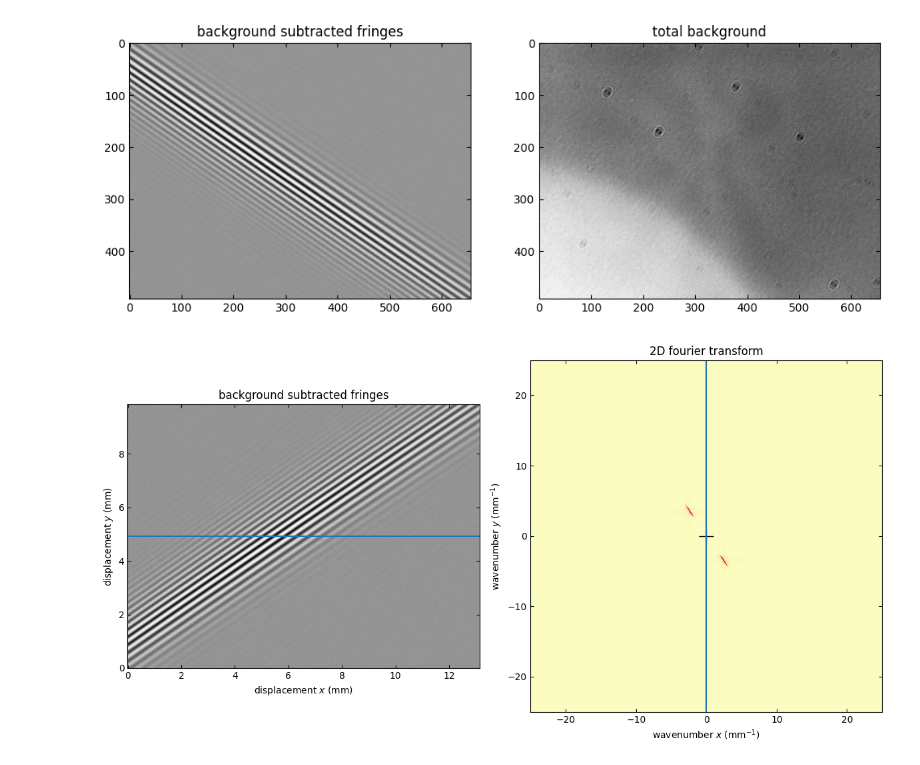
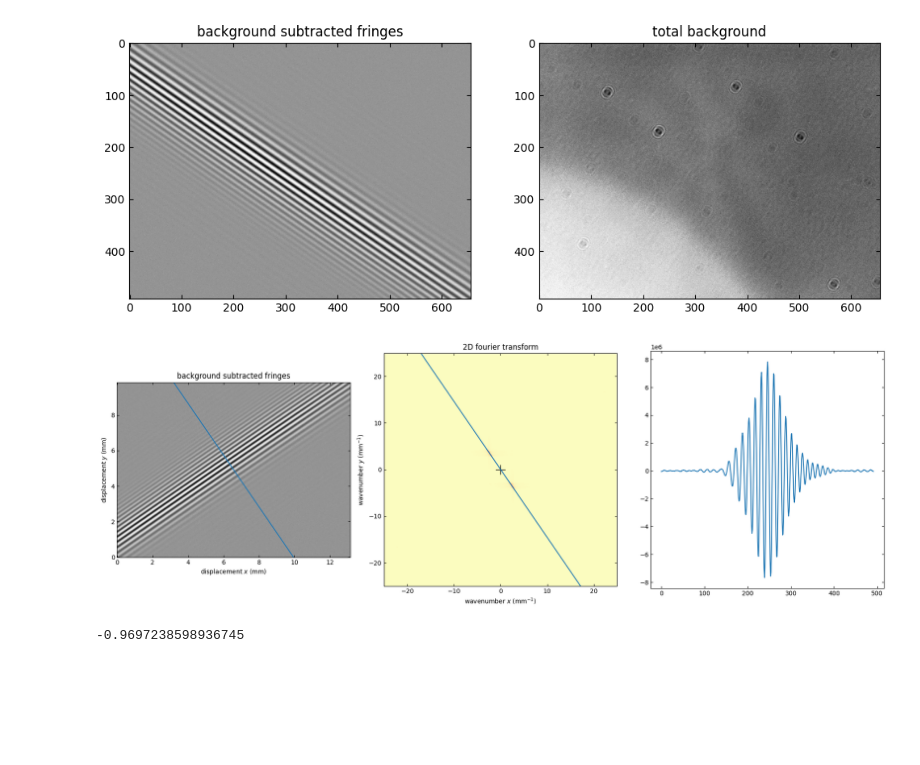
Before and after one commit to Jammi-Dodgers/THz-interferometry, a Jupyter notebook: FTIR_step_by_step.ipynb, the cells around one changed output. Drawn from its saved outputs; the diff is of its cells as text; code cells hidden in the pictures; blank space fills up the shorter version.

Commit message:
Improved 2dfft method. Changes reflected in interactive graph.

```diff
--- a/FTIR_step_by_step.ipynb
+++ b/FTIR_step_by_step.ipynb
@@ -48,6 +54,8 @@ plt.show()
 # %% [output]
 [figure]
 # %%
+########### STEP 2: MAKE 1D #############
+
 theta = 5 #arcminutes
 camera = "xeva" # camera nickname. "manta" "xeva" "purple" "pyro"
 
@@ -71,18 +79,19 @@ def bounding_box(x_bounds, y_bounds, line_points, line_gradient): # returns the
     line_points = np.array(line_points) #should be (x, y)
 
     if line_gradient == 0:
-        return x_bounds, np.repeat(line_points[1], 2)
+        return x_bounds, np.repeat(line_points[1], 2), [True, True, False, False]
     #else:
 
-    x_intercepts = 1/line_gradient *(y_bounds -line_points[1]) +line_points[0]
+    x_intercepts = 1/line_gradient *(y_bounds -line_points[1]) +line_points[0] #find the points where the line intercepts the y limits (floor and ceiling)
     is_x_intercept_within_bounds = np.logical_and(x_bounds[0] <= x_intercepts, x_intercepts <= x_bounds[1])
-    y_intercepts = line_gradient *(x_bounds -line_points[0]) +line_points[1]
-    is_y_intercept_within_bounds = np.logical_and(y_bounds[0] <= y_intercepts, y_intercepts <= y_bounds[1]) #for a rectangle, should equal `np.logical_not(is_x_intercept_within_bounds)`.
+    y_intercepts = line_gradient *(x_bounds -line_points[0]) +line_points[1] #find the points where the line intercepts the x limits (left and right sides)
+    is_y_intercept_within_bounds = np.logical_and(y_bounds[0] <= y_intercepts, y_intercepts <= y_bounds[1])
 
-    x_intercepts = np.concatenate((x_intercepts[is_x_intercept_within_bounds], x_bounds[is_y_intercept_within_bounds])) #Somehow this works.
-    y_intercepts = np.concatenate((y_intercepts[is_y_intercept_within_bounds], y_bounds[is_x_intercept_within_bounds]))
+    x_intercepts = np.concatenate((x_intercepts[is_x_intercept_within_bounds], x_bounds[is_y_intercept_within_bounds])) # [[intercept], [intercept], [left], [right],
+    y_intercepts = np.concatenate((y_bounds[is_x_intercept_within_bounds], y_intercepts[is_y_intercept_within_bounds])) #  [floor], [ceiling], [intercept], [intercept]]
 
-    return x_intercepts, y_intercepts # This format is compatable with plt.plot(*bounding_box())
+    collisions = np.concatenate([is_x_intercept_within_bounds, is_y_intercept_within_bounds])
+    return x_intercepts, y_intercepts, collisions # [floor, ceiling, left, right]
 
 rows, columns = fringes_subtracted[:,:,ref].shape
 
@@ -95,6 +104,7 @@ FT2d = np.fft.fftshift(np.fft.fft2(fringes_subtracted[:,:,ref], norm= "forward")
 
 k_x = np.fft.fftshift(np.fft.fftfreq(columns, pixel_pitch*1e-3)) #in mm^-1
 k_y = np.fft.fftshift(np.fft.fftfreq(rows, pixel_pitch*1e-3))
+
 dk_x = 1 /(rows*pixel_pitch*1e-3)
 dk_y = 1 /(columns*pixel_pitch*1e-3)
 
@@ -105,25 +165,38 @@ dfreq_y = C*dk_y /(2*sinminutes(theta)) *1e3
 # %%
 cam_extent=  (-pixel_pitch*1e-3/2, cam_length +pixel_pitch*1e-3/2,
               -pixel_pitch*1e-3/2, cam_height +pixel_pitch*1e-3/2)
 
 k_extent= (k_x[0] -dk_x/2, k_x[-1] +dk_x/2,
            k_y[0] -dk_y/2, k_y[-1] +dk_y/2)
 
-alpha = np.pi/2
+alpha = -0.97
 
-fig, axs = plt.subplots(1, 2, figsize= (12,6))
+fig, axs = plt.subplots(1, 3, figsize= (18,6))
+
+x_intercepts, y_intercepts, _ = bounding_box((0, cam_length), (0, cam_height), (cam_length/2, cam_height/2), np.tan(alpha))
 
 axs[0].imshow(fringes_subtracted[:,:,ref], origin= "lower", extent= cam_extent)
-axs[0].plot(*bounding_box((0, cam_length), (0, cam_height), (cam_length/2, cam_height/2), np.tan(alpha +np.pi/2)))
+axs[0].plot(x_intercepts, y_intercepts)
 axs[0].set(title= "background subtracted fringes", xlabel= "displacement $x$ (mm)", ylabel= "displacement $y$ (mm)")
+
+k_x_intercepts, k_y_intercepts, _ = bounding_box((k_x[0], k_x[-1]), (k_y[0], k_y[-1]), (0,0), np.tan(alpha))
 
 axs[1].imshow(np.abs(FT2d), origin= "lower", extent= k_extent, cmap= "magma_r")
 axs[1].plot(0, 0, color= "k", marker= "+", markersize= 16) #crosshair
-axs[1].plot(*bounding_box((k_x[0], k_x[-1]), (k_y[0], k_y[-1]), (0, 0), np.tan(alpha)))
+axs[1].plot(k_x_intercepts, k_y_intercepts)
 axs[1].set(title= "2D fourier transform", xlabel= "wavenumber $x$ (mm$^{-1}$)", ylabel= "wavenumber $y$ (mm$^{-1}$)")
+
+fringes_1d, _ = slice_2d(fringes_subtracted[:,:,ref], alpha)
+fringes_1d = recenter(fringes_1d)
+
+axs[2].plot(fringes_1d)
 
 plt.tight_layout()
 plt.show()
 # %% [output]
-[figure, old version]
+[figure, new version]
+# %%
+find_alpha(fringes_subtracted[:,:,ref])
+# %% [output]
+-0.9697238598936745
 # %%
```
Also changed, not shown: parts of 4 cells of this notebook.
